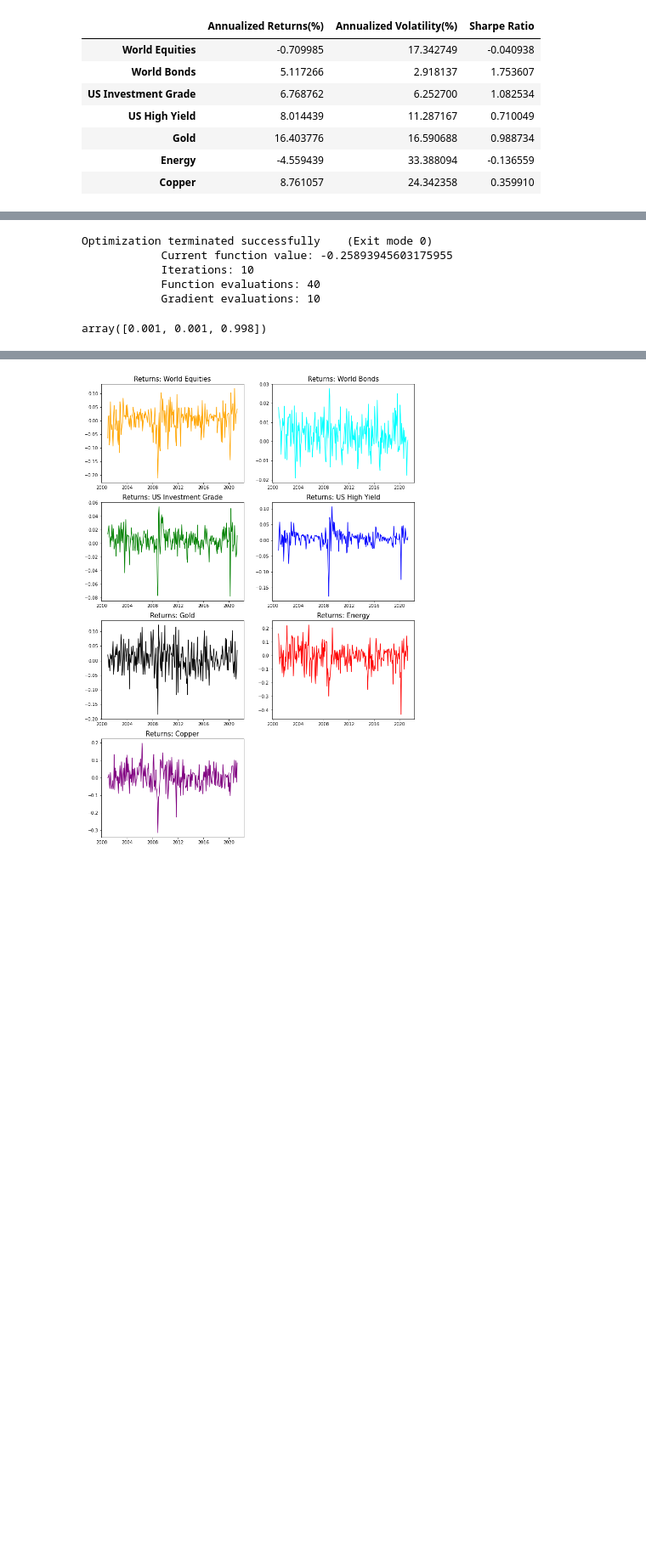
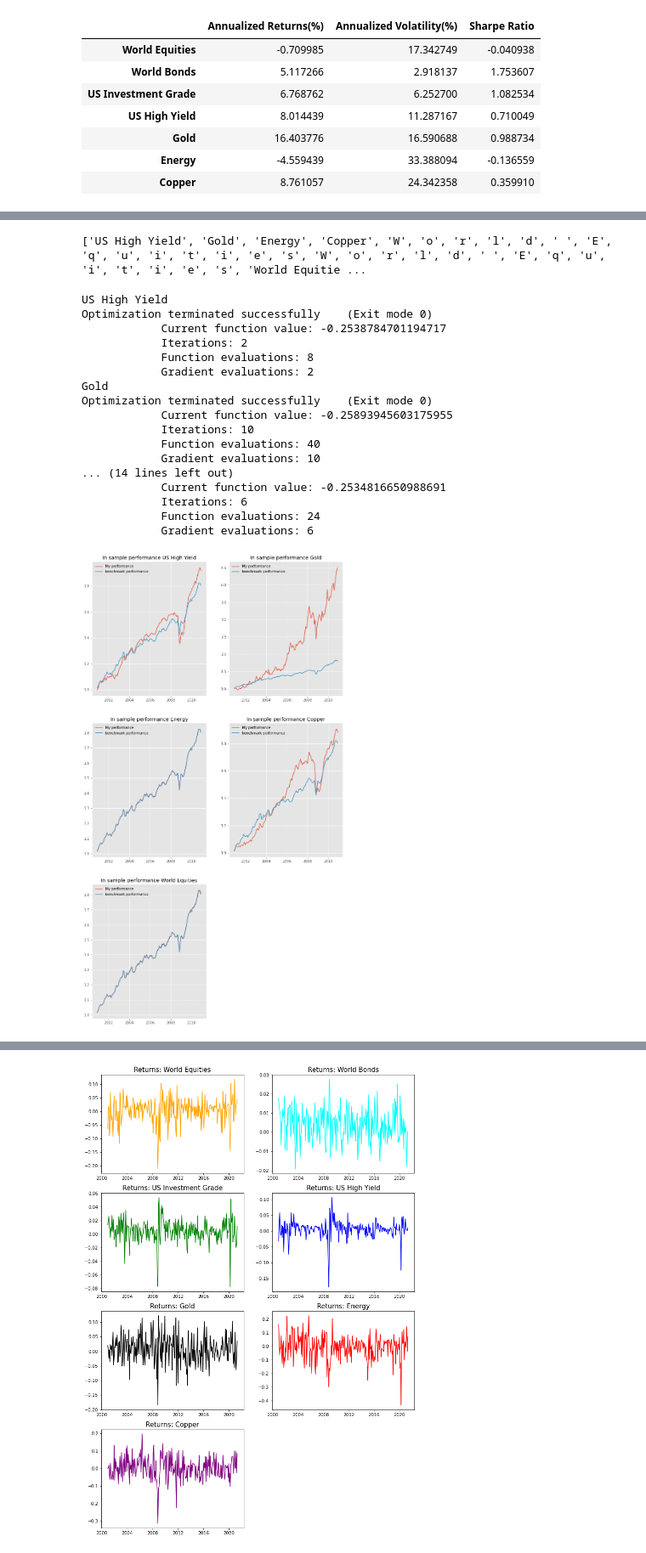
Before and after one commit to GuillaumePv/Quantitative-asset-risk-management-course, a Jupyter notebook: A2/main_A2.ipynb, the cells around one changed output, grey strips where cells are left out. Shown at 85% size. Cells and saved outputs as stored; diff of their text form; code cells hidden in the pictures; blank space fills up the shorter version.

```diff
--- a/A2/main_A2.ipynb
+++ b/A2/main_A2.ipynb
@@ -196,12 +196,50 @@ Text(0.5, 1.0, 'Copper')
+# %%
+df_insample.iloc[:,:].columnscolumns = [x for x in df_insample.iloc[:,3:].columns]
+columns += ["World Equities"]
+print(columns)
+# %% [output]
+['US High Yield', 'Gold', 'Energy', 'Copper', 'W', 'o', 'r', 'l', 'd', ' ', 'E', 'q', 'u', 'i', 't', 'i', 'e', 's', 'W', 'o', 'r', 'l', 'd', ' ', 'E', 'q', 'u', 'i', 't', 'i', 'e', 's', 'World Equitie ...
 # %%
-return_insample = (np.log(df_insample[["World Bonds","US Investment Grade","Gold"]])-np.log(df_insample[["World Bonds","US Investment Grade","Gold"]].shift(1))).dropna()
-return_outsample = (np.log(df_outsample[["World Bonds","US Investment Grade","Gold"]])-np.log(df_outsample[["World Bonds","US Investment Grade","Gold"]].shift(1))).dropna()
-opt = Optimizer(return_insample,opt='EV')
-opt.x
+i = 1
+
+columns = [x for x in df_insample.iloc[:,3:].columns]
+columns += ["World Equities"]
+
+dic_weight = {}
+for column in columns:
+    print(column)
+    return_insample = (np.log(df_insample[["World Bonds","US Investment Grade",column]])-np.log     (df_insample[["World Bonds","US Investment Grade",column]].shift(1))).dropna()
+    return_outsample = (np.log(df_outsample[["World Bonds","US Investment Grade",column]])-np.log(df_outsample[["World Bonds","US Investment Grade",column]].shift(1))).dropna()
+
+    #print(return_insample)
+    opt = Optimizer(return_insample,opt='EV')
+
+    dic_weight[column] = opt.x
+    pnl_in = np.cumprod(1+(return_insample.dot(opt.x)))
+    ben_perfIn = np.cumprod(1+(return_insample.dot([0.5,0.5,0])))
+    plt.figure(figsize=[6.4*2, 4.8*5])
+    plt.subplot(2,1,1)
+    plt.plot(pnl)
+    plt.plot(ben_perfIn)
+    plt.legend(['My performance','benchmark performance'])
+    plt.title(f'In sample performance {column}')
+    plt.subplot(2,1,2)
 # %% [output]
+US High Yield
+Optimization terminated successfully    (Exit mode 0)
+            Current function value: -0.2538784701194717
+            Iterations: 2
+            Function evaluations: 8
+            Gradient evaluations: 2
+Gold
 Optimization terminated successfully    (Exit mode 0)
             Current function value: -0.25893945603175955
             Iterations: 10
             Function evaluations: 40
             Gradient evaluations: 10
+... (14 lines left out)
+            Current function value: -0.2534816650988691
+            Iterations: 6
+            Function evaluations: 24
+            Gradient evaluations: 6
-array([0.001, 0.001, 0.998])
+[figure, added]
```
Also changed, not shown: parts of 6 cells of this notebook, 1 other file.
